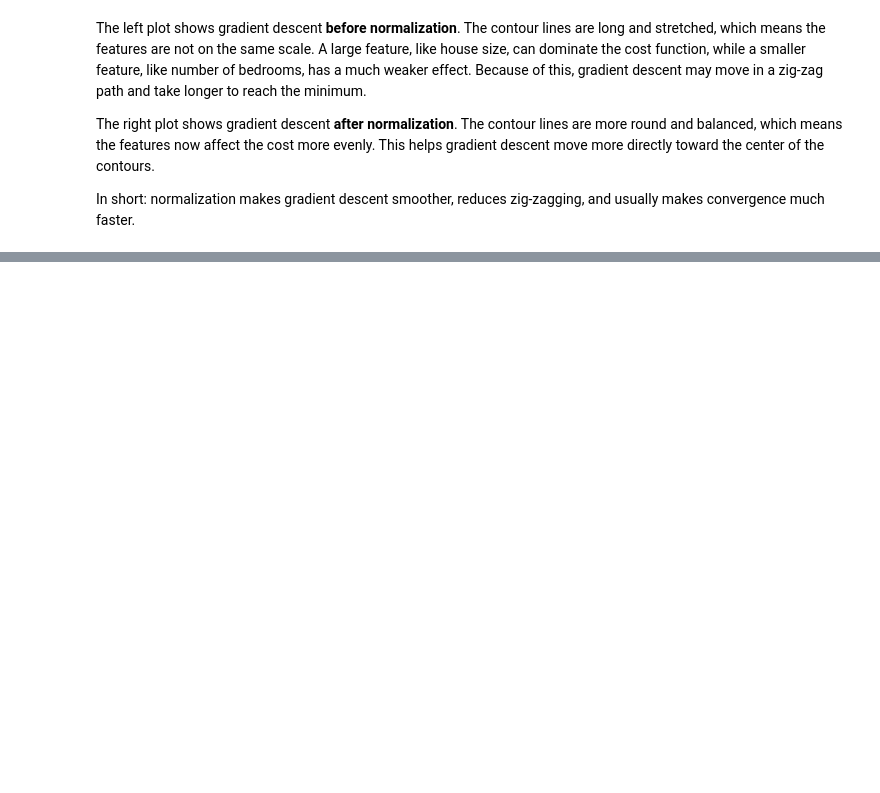
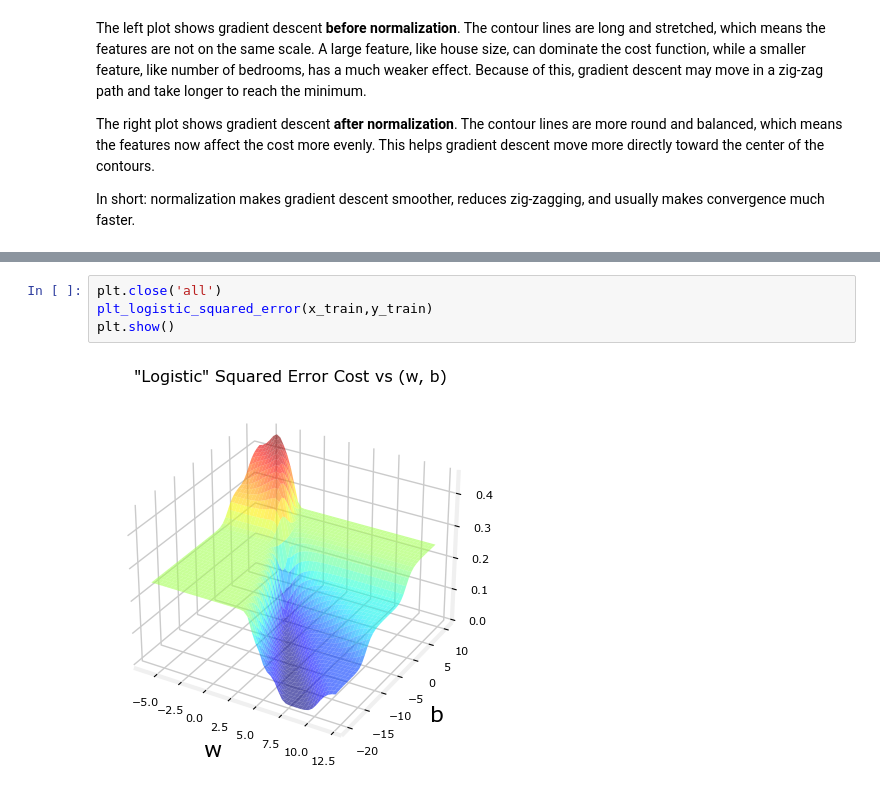
Before and after one commit to Mohamad-Hisham/Supervised-ML-Regression-and-Classification, a Jupyter notebook: Supervised ML Regression and Classification.ipynb, the cells around one changed output, grey strips where cells are left out. Drawn from its saved outputs; the diff is of its cells as text; blank space fills up the shorter version.

```diff
--- a/Supervised ML Regression and Classification.ipynb
+++ b/Supervised ML Regression and Classification.ipynb
@@ -2294,0 +2869,6 @@ In short: normalization makes gradient descent smoother, reduces zig-zagging, an
+# %%
+plt.close('all')
+plt_logistic_squared_error(x_train,y_train)
+plt.show()
+# %% [output]
+[figure, added]
```
Also changed, not shown: parts of 64 cells of this notebook, 22 other files.
